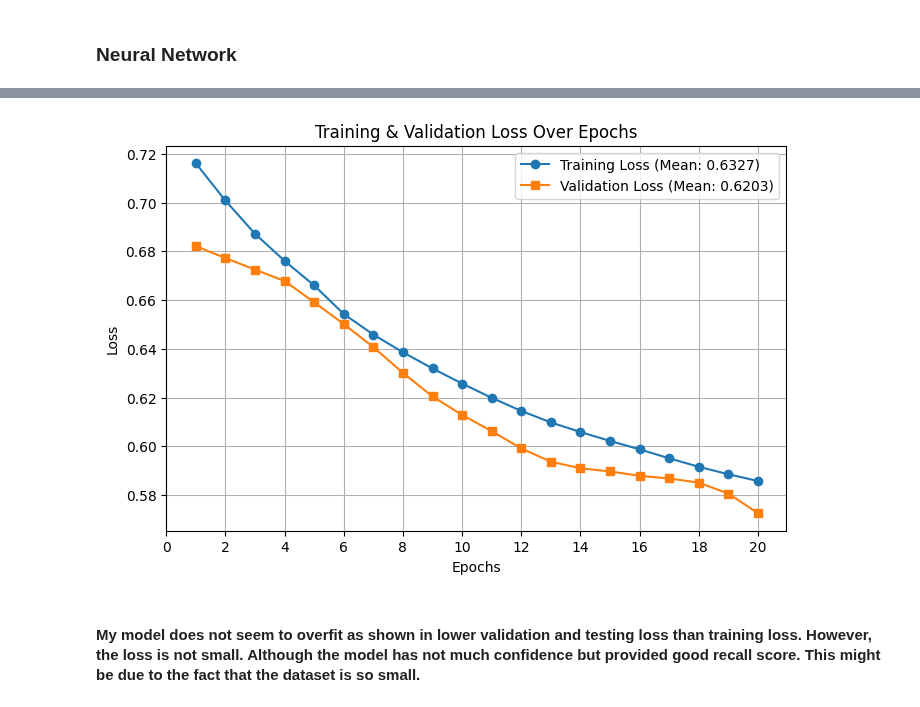
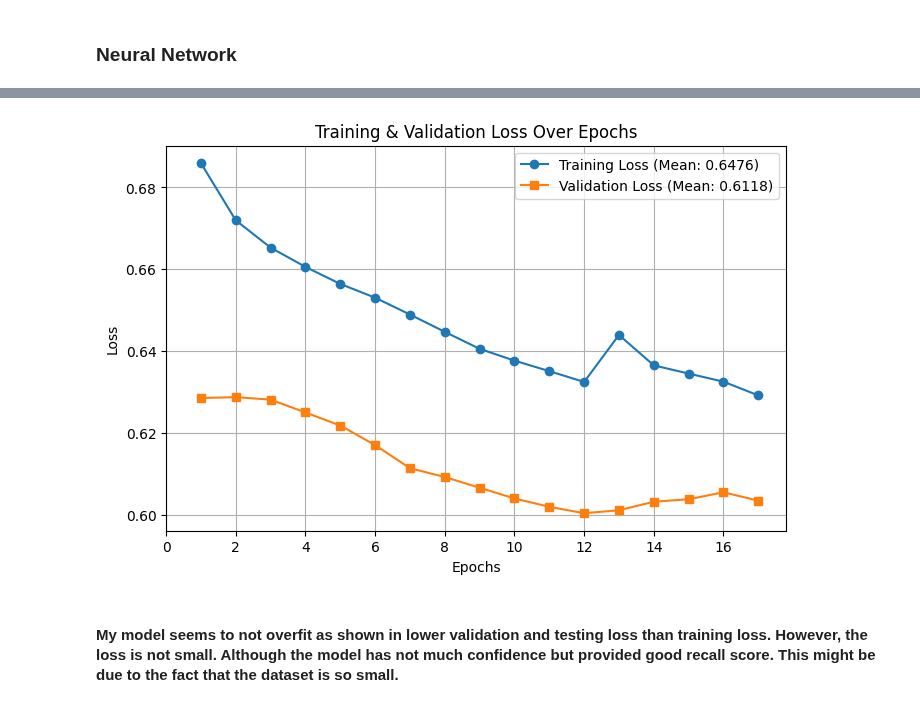
Before and after one commit to ProfessionalSalmon/Heart_Attack_Classification_Model, a Jupyter notebook: notebook/heart_attack_nn.ipynb, the cells around one changed output, grey strips where cells are left out. Drawn from its saved outputs; the diff is of its cells as text; code cells hidden in the pictures.

```diff
--- a/heart_attack_nn.ipynb
+++ b/notebook/heart_attack_nn.ipynb
@@ -42,7 +42,7 @@ from sklearn.neighbors import KNeighborsClassifier
 from sklearn.ensemble import RandomForestClassifier
 from sklearn.metrics import confusion_matrix, classification_report, recall_score
 # %%
-df = pd.read_csv('content/heart.csv')
+df = pd.read_csv('../content/heart.csv')
 # %%
 df.head()
 # %% [output]
@@ -239,8 +239,14 @@ criterion = nn.CrossEntropyLoss()
 # Adam automatically adjusts the learning rate with builit-in momentum-like behavior
 optimizer = optim.Adam(model.parameters(), lr=0.001, weight_decay=1e-3)
 # L2 Regularization (Weight Decay)
+# %%
+# Early stopping parameters
+patience = 5 # Number of epochs to wait before stopping
+min_val_loss = float('inf') # Initialize with a very high value
+count = 0 # Tracks how many epochs the val_loss hasn't improved
+best_model_state = None
 # %%
-num_epochs = 20
+num_epochs = 50
 train_loss = []
 val_loss = []
 
@@ -282,8 +288,21 @@ for epoch in range(num_epochs):
     epoch_val_loss = validation_loss / len(val_loader)
     val_loss.append(epoch_val_loss)
 
-
     print(f"Epoch {epoch+1}/{num_epochs} - Train Loss: {epoch_train_loss:.4f}, Val Loss: {epoch_val_loss:.4f}")
 
+    # Early Stopping check
+    if epoch_val_loss < min_val_loss:
+      min_val_loss = epoch_val_loss
+      count = 0
+
+      # Store the best model so the model will not keep the last-trained weights instead of the best-performing ones
+      best_model_state = model.state_dict()
+    else:
+      count += 1
+      if count >= patience:
+        epoch = epoch + 1 # assign variable for plotting
+        print(print(f"Early stopping triggered at epoch {epoch+1}. Best Val Loss: {min_val_loss:.4f}"))
+        break
+
 model.train()
 # %% [output]
@@ -380,18 +401,22 @@ mean_train_loss = sum(train_loss) / len(train_loss)
 mean_val_loss = sum(val_loss) / len(val_loss)
 # %%
 # Plot the Loss Curve
+if num_epochs > epoch:
+    range_epoch = epoch
+else: range_epoch = num_epochs
+
 plt.figure(figsize=(8, 5))
-plt.plot(range(1, num_epochs + 1), train_loss, label=f'Training Loss (Mean: {mean_train_loss:.4f})', marker='o')
-plt.plot(range(1, num_epochs + 1), val_loss, label=f'Validation Loss (Mean: {mean_val_loss:.4f})', marker='s')
-plt.xticks(range(0, 21, 2))
+plt.plot(range(1, range_epoch + 1), train_loss, label=f'Training Loss (Mean: {mean_train_loss:.4f})', marker='o')
+plt.plot(range(1, range_epoch + 1), val_loss, label=f'Validation Loss (Mean: {mean_val_loss:.4f})', marker='s')
+plt.xticks(range(0, range_epoch + 1, 2))
 
 plt.xlabel('Epochs')
 plt.ylabel('Loss')
 plt.title('Training & Validation Loss Over Epochs')
 plt.legend()
 plt.grid()
 plt.show()
 # %% [output]
-[figure, old version]
+[figure, new version]
 # %% [markdown]
-#### My model does not seem to overfit as shown in lower validation and testing loss than training loss. However, the loss is not small. Although the model has not much confidence but provided good recall score. This might be due to the fact that the dataset is so small.
+#### My model seems to not overfit as shown in lower validation and testing loss than training loss. However, the loss is not small. Although the model has not much confidence but provided good recall score. This might be due to the fact that the dataset is so small.
```
Also changed, not shown: parts of 5 cells of this notebook, 1 other file.
